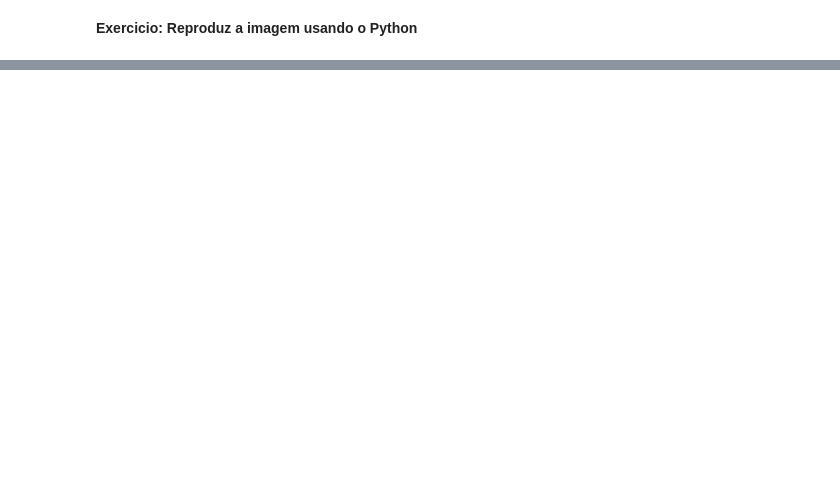
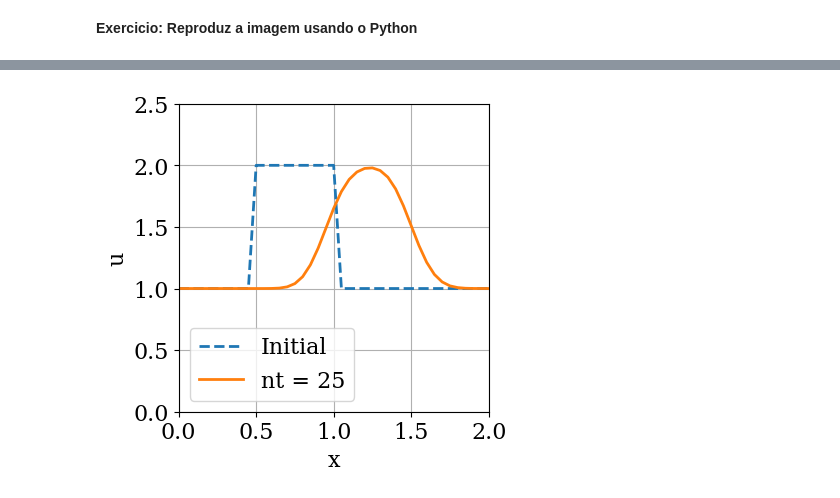
Before and after one commit to vnikoofard/numerical_methods_using_python, a Jupyter notebook: 11- EDP.ipynb, the cells around one changed output, grey strips where cells are left out. Cells and saved outputs as stored; diff of their text form; code cells hidden in the pictures; blank space fills up the shorter version.

```diff
--- a/11- EDP.ipynb
+++ b/11- EDP.ipynb
@@ -441,0 +610,11 @@ nas outras arestas. O seguinte exemplo mostra como isso é feito para a placa aq
+# %%
+# Set parameters.
+nx = 41  # number of spatial discrete points
+L = 2.0  # length of the 1D domain
+dx = L / (nx - 1)  # spatial grid size
+nt = 25  # number of time steps
+dt = 0.02  # time-step size
+c = 1.0  # convection speed
+
+# Define the grid point coordinates.
+x = np.linspace(0.0, L, num=nx)
@@ -441,0 +626,6 @@ nas outras arestas. O seguinte exemplo mostra como isso é feito para a placa aq
+# %%
+# Set initial conditions with 1.0 everywhere (for now).
+u0 = np.ones(nx)
+# Get a list of indices where 0.5 <= x <= 1.0.
+mask = np.where(np.logical_and(x >= 0.5, x <= 1.0))
+print(mask)
@@ -441,0 +636,4 @@ nas outras arestas. O seguinte exemplo mostra como isso é feito para a placa aq
+# %%
+# Set initial condition u = 2.0 where 0.5 <= x <= 1.0.
+u0[mask] = 2.0
+print(u0)
@@ -441,0 +674,6 @@ nas outras arestas. O seguinte exemplo mostra como isso é feito para a placa aq
+# %%
+u = u0.copy()
+for n in range(1, nt):
+    un = u.copy()
+    for i in range(1, nx):
+        u[i] = un[i] - c * dt / dx * (un[i] - un[i - 1])
@@ -441,0 +686,16 @@ nas outras arestas. O seguinte exemplo mostra como isso é feito para a placa aq
+# %%
+# Plot the solution after nt time steps
+# along with the initial conditions.
+plt.figure(figsize=(4.0, 4.0))
+plt.xlabel('x')
+plt.ylabel('u')
+plt.grid()
+plt.plot(x, u0, label='Initial',
+            color='C0', linestyle='--', linewidth=2)
+plt.plot(x, u, label='nt = {}'.format(nt),
+            color='C1', linestyle='-', linewidth=2)
+plt.legend()
+plt.xlim(0.0, L)
+plt.ylim(0.0, 2.5)
+# %% [output]
+[figure, added]
```
Also changed, not shown: parts of 92 cells of this notebook, 6 other files.
